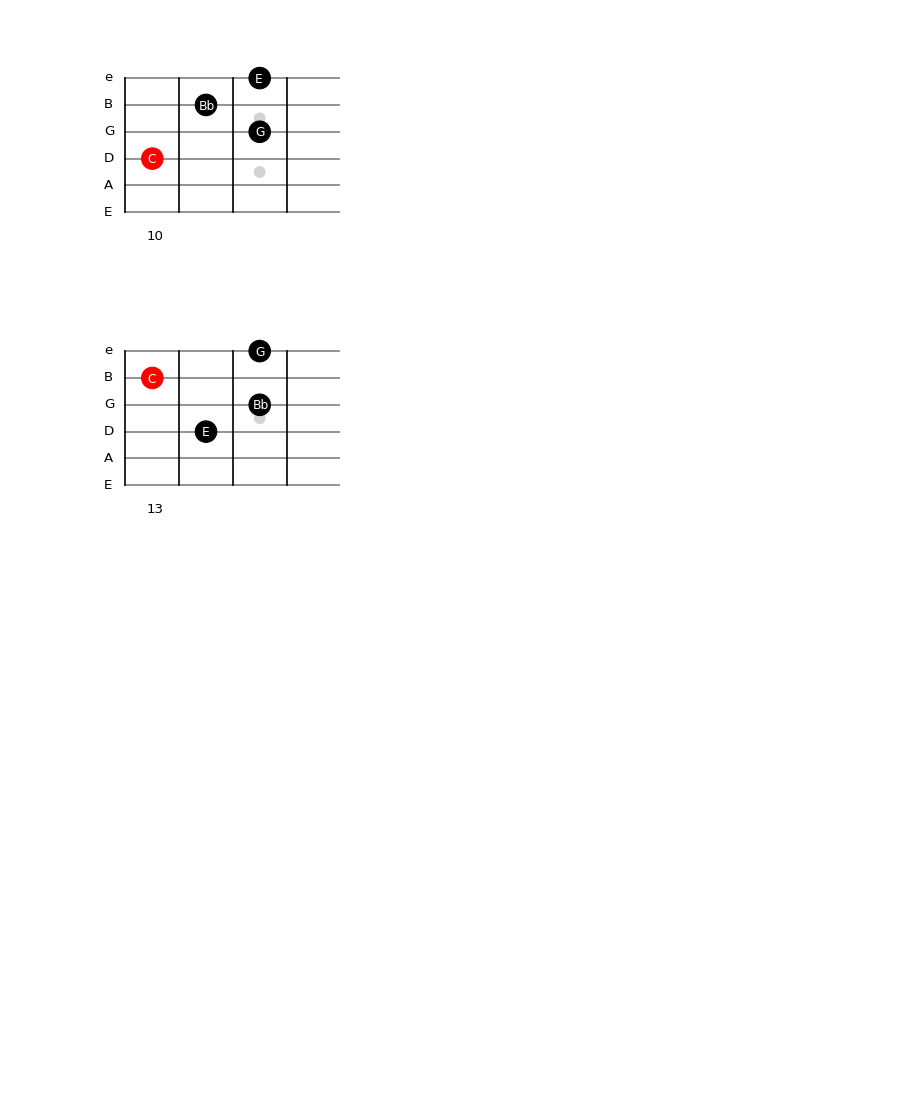
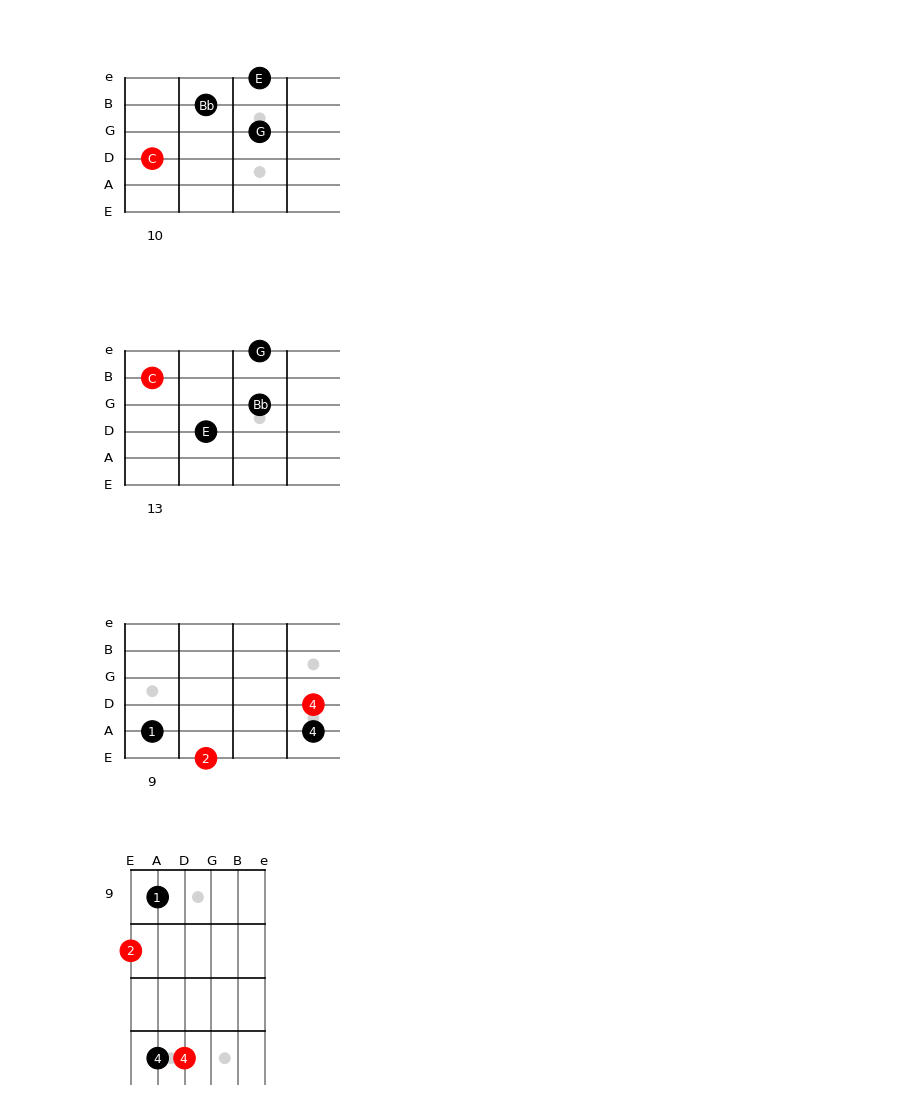
Before and after one commit to narcispr/PyFretboard, a Jupyter notebook: tutorial.ipynb, the cells around one changed output. Saved outputs shown, nothing was run; the diff lists cells and outputs as text; code cells hidden in the pictures; blank space fills up the shorter version.

```diff
--- a/tutorial.ipynb
+++ b/tutorial.ipynb
@@ -80,3 +89,21 @@ for d in drops:
 [figure]
 [figure]
 [figure]
+# %%
+from PyFreatboard.finger import Finger
+from PyFreatboard.shape import Shape
+from PyFreatboard.draw_freatboard import DrawFreatboard
+
+f1 = Finger(semitone=Finger.NOTES['C'], function='1', string='E', freat=10, finger='2')
+f2 = Finger(semitone=Finger.NOTES['E'], function='3', string='A', freat=9, finger='1')
+f3 = Finger(semitone=Finger.NOTES['G'], function='5', string='A', freat=12, finger='4')
+f4 = Finger(semitone=Finger.NOTES['C'], function='1', string='D', freat=12, finger='4')
+c_shape = Shape([f1, f2, f3, f4])
+
+# Draw diagram showing harmonic function
+draw = DrawFreatboard()
+draw.draw_shape(c_shape, text=DrawFreatboard.TEXT_FINGER)
+draw.draw_shape_vertical(c_shape, text=DrawFreatboard.TEXT_FINGER)
+# %% [output]
+[figure, added]
+[figure, added]
```
Also changed, not shown: parts of 1 cell of this notebook.
